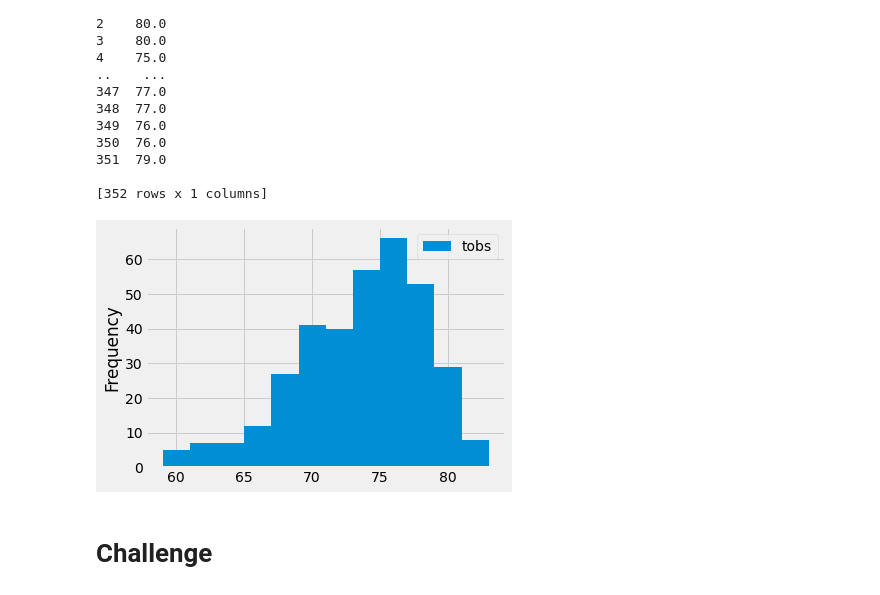
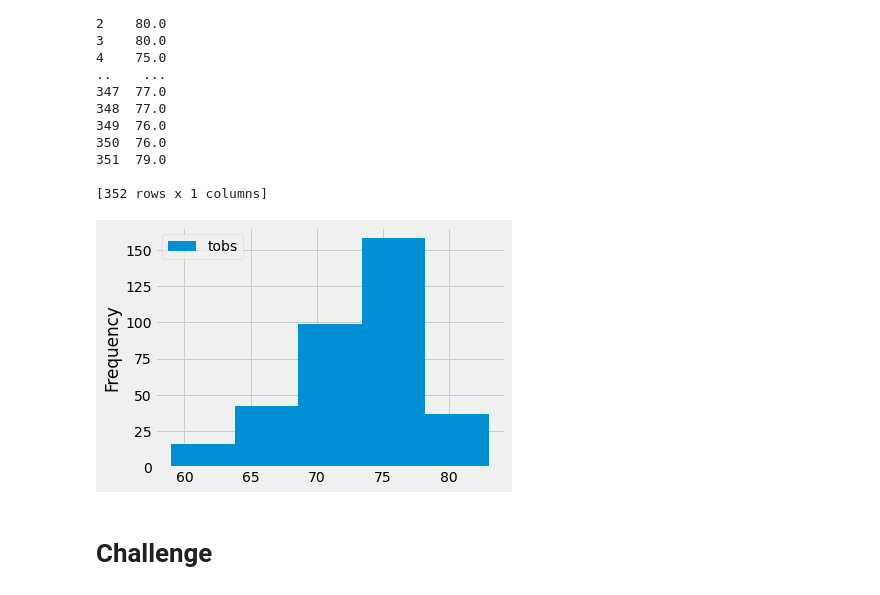
Before and after one commit to jlynw/surfs-up, a Jupyter notebook: climate_analysis.ipynb, the cells around one changed output. Saved outputs shown, nothing was run; the diff lists cells and outputs as text; code cells hidden in the pictures.

```diff
--- a/climate_analysis.ipynb
+++ b/climate_analysis.ipynb
@@ -142,10 +142,10 @@ print(df)
 # %%
 # Write a function called `calc_temps` that will accept start date and end date in the format '%Y-%m-%d'
 # and return the minimum, average, and maximum temperatures for that range of dates
-df.plot.hist(bins=12)
+df.plot.hist(bins=5)
 
 plt.tight_layout()
 # %% [output]
-[figure, old version]
+[figure, new version]
 # %% [markdown]
 # Challenge
```
